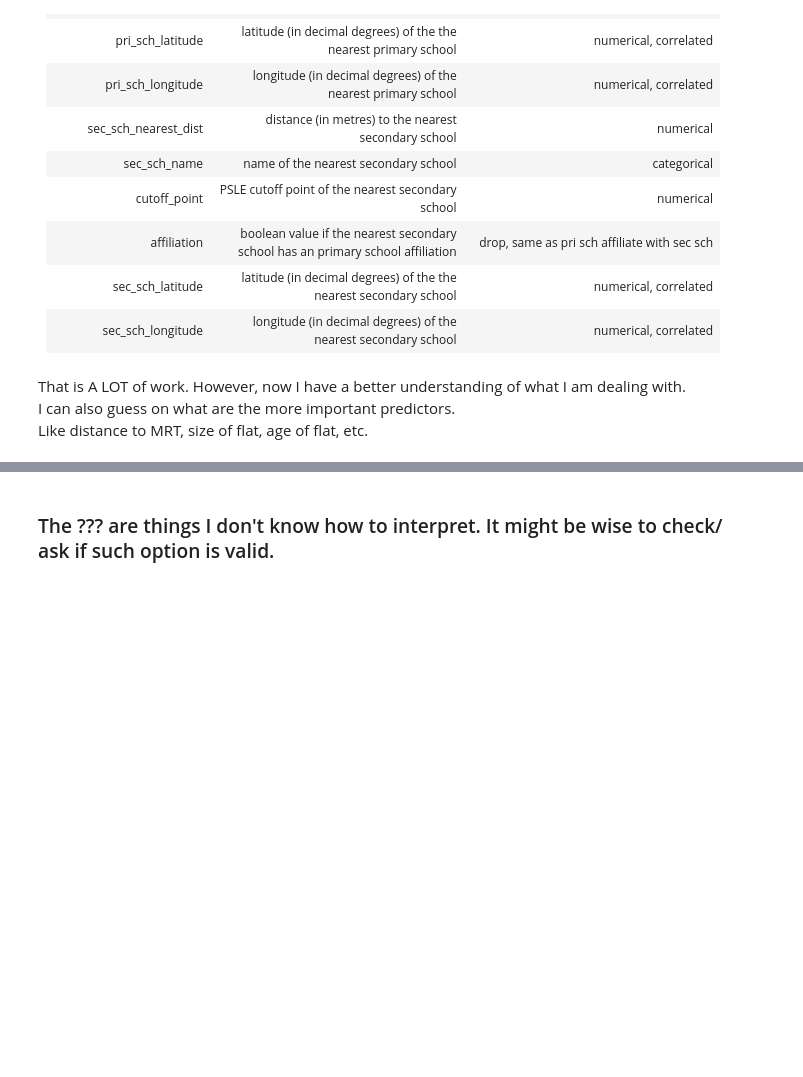
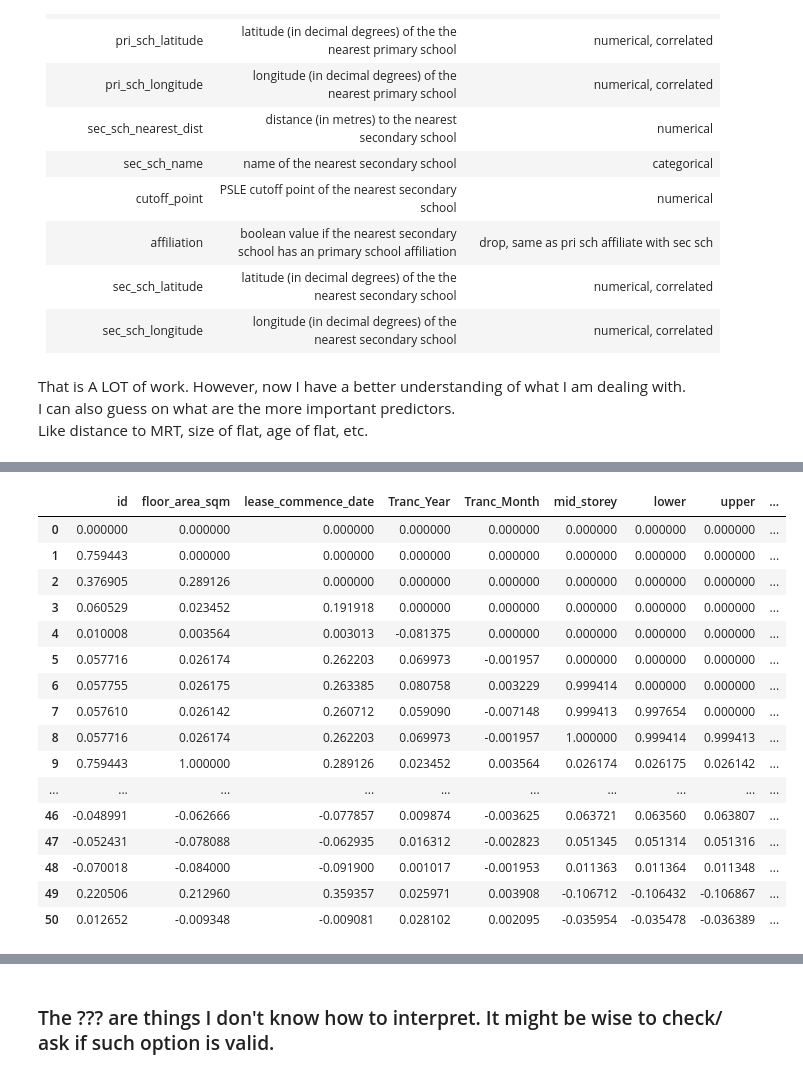
Before and after one commit to Luke-zm/DSI_Proj, a Jupyter notebook: project_2/code/house_EDA.ipynb, the cells around one changed output, grey strips where cells are left out. Cells and saved outputs as stored; diff of their text form; code cells hidden in the pictures; blank space fills up the shorter version.

Commit message:
>add: filter for highly correlated value

```diff
--- a/project_2/code/house_EDA.ipynb
+++ b/project_2/code/house_EDA.ipynb
@@ -384,0 +392,5 @@ t
+# %%
+# remove resale_price from dataframe for analysis on on correlated data
+train_copy.drop(columns=['resale_price'], inplace=True)
+# %%
+corr = train_copy.corr(numeric_only=True)
@@ -384,0 +521,6 @@ t
+# %%
+corr_a = np.array(corr)
+# corr[np.triu_indices(len(corr), k = 1)]
+v = corr_a[np.triu_indices(corr_a.shape[0], k = 1)]
+X = np.zeros((51,51))
+X[np.triu_indices(X.shape[0], k = 1)] = v
@@ -384,0 +543,22 @@ t
+# %%
+lower_tri_corr = pd.DataFrame(X.T, columns = corr.columns)
+# %%
+lower_tri_corr
+# %% [output]
+|  | id | floor_area_sqm | lease_commence_date | Tranc_Year | Tranc_Month | mid_storey | lower | upper | ... |
+| 0 | 0.000000 | 0.000000 | 0.000000 | 0.000000 | 0.000000 | 0.000000 | 0.000000 | 0.000000 | ... |
+| 1 | 0.759443 | 0.000000 | 0.000000 | 0.000000 | 0.000000 | 0.000000 | 0.000000 | 0.000000 | ... |
+| 2 | 0.376905 | 0.289126 | 0.000000 | 0.000000 | 0.000000 | 0.000000 | 0.000000 | 0.000000 | ... |
+| 3 | 0.060529 | 0.023452 | 0.191918 | 0.000000 | 0.000000 | 0.000000 | 0.000000 | 0.000000 | ... |
+| 4 | 0.010008 | 0.003564 | 0.003013 | -0.081375 | 0.000000 | 0.000000 | 0.000000 | 0.000000 | ... |
+| 5 | 0.057716 | 0.026174 | 0.262203 | 0.069973 | -0.001957 | 0.000000 | 0.000000 | 0.000000 | ... |
+| 6 | 0.057755 | 0.026175 | 0.263385 | 0.080758 | 0.003229 | 0.999414 | 0.000000 | 0.000000 | ... |
+| 7 | 0.057610 | 0.026142 | 0.260712 | 0.059090 | -0.007148 | 0.999413 | 0.997654 | 0.000000 | ... |
+| 8 | 0.057716 | 0.026174 | 0.262203 | 0.069973 | -0.001957 | 1.000000 | 0.999414 | 0.999413 | ... |
+| 9 | 0.759443 | 1.000000 | 0.289126 | 0.023452 | 0.003564 | 0.026174 | 0.026175 | 0.026142 | ... |
+| ... | ... | ... | ... | ... | ... | ... | ... | ... | ... |
+| 46 | -0.048991 | -0.062666 | -0.077857 | 0.009874 | -0.003625 | 0.063721 | 0.063560 | 0.063807 | ... |
+| 47 | -0.052431 | -0.078088 | -0.062935 | 0.016312 | -0.002823 | 0.051345 | 0.051314 | 0.051316 | ... |
+| 48 | -0.070018 | -0.084000 | -0.091900 | 0.001017 | -0.001953 | 0.011363 | 0.011364 | 0.011348 | ... |
+| 49 | 0.220506 | 0.212960 | 0.359357 | 0.025971 | 0.003908 | -0.106712 | -0.106432 | -0.106867 | ... |
+| 50 | 0.012652 | -0.009348 | -0.009081 | 0.028102 | 0.002095 | -0.035954 | -0.035478 | -0.036389 | ... |
```
Also changed, not shown: parts of 26 cells of this notebook, 1 other file.
